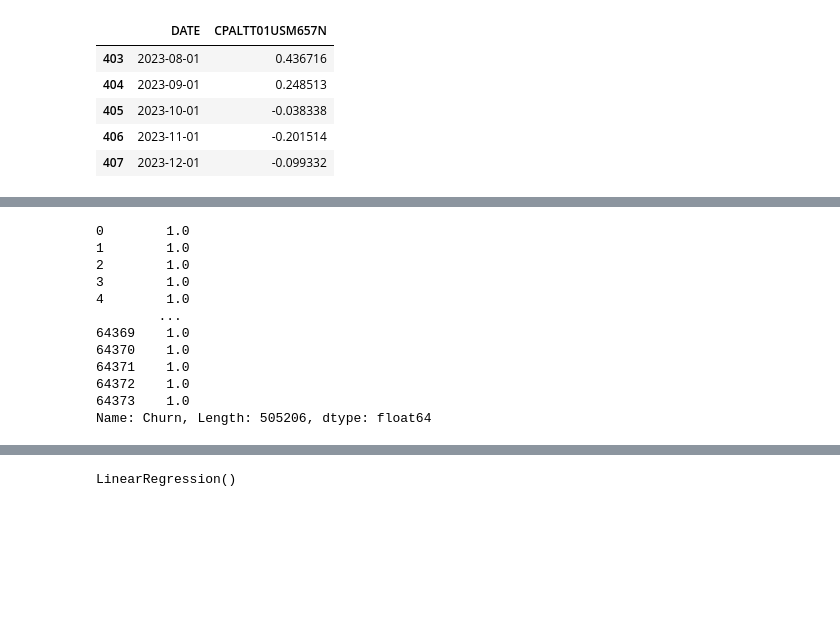
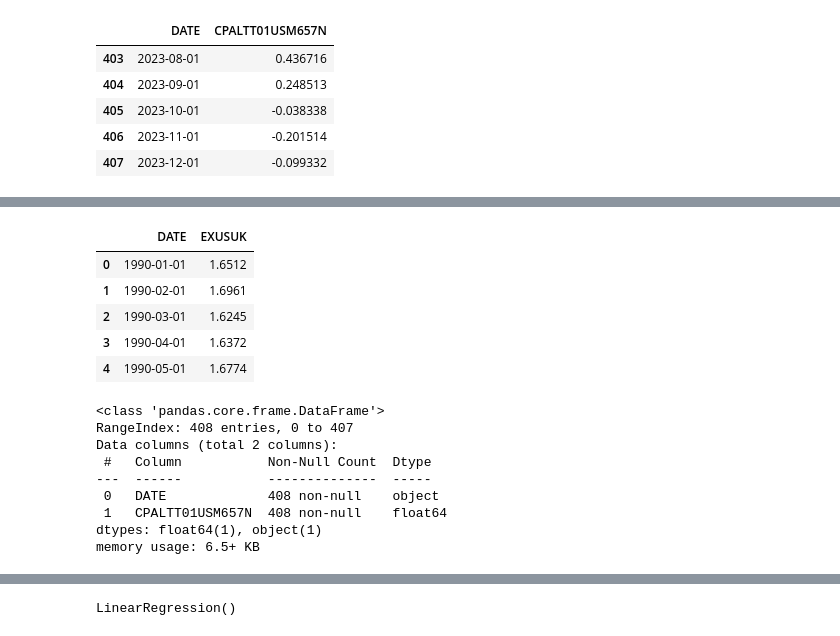
Before and after one commit to bpolke13/Fed_Funds_Predictor, a Jupyter notebook: Phase_5_Project.ipynb, the cells around one changed output, grey strips where cells are left out. Saved outputs shown, nothing was run; the diff lists cells and outputs as text; code cells hidden in the pictures; blank space fills up the shorter version.

```diff
--- a/Phase_5_Project.ipynb
+++ b/Phase_5_Project.ipynb
@@ -542,16 +142,0 @@ df=df.drop(199295)
-# %%
-y = df['Churn']
-y
-# %% [output]
-0        1.0
-1        1.0
-2        1.0
-3        1.0
-4        1.0
-        ...
-64369    1.0
-64370    1.0
-64371    1.0
-64372    1.0
-64373    1.0
-Name: Churn, Length: 505206, dtype: float64
@@ -559,0 +143,21 @@ X_train, X_test, y_train, y_test = train_test_split(X_Train_df, y, test_size = 0
+# %%
+GBP.head()
+# %% [output]
+|  | DATE | EXUSUK |
+| 0 | 1990-01-01 | 1.6512 |
+| 1 | 1990-02-01 | 1.6961 |
+| 2 | 1990-03-01 | 1.6245 |
+| 3 | 1990-04-01 | 1.6372 |
+| 4 | 1990-05-01 | 1.6774 |
+# %%
+CPI_All_df.info()
+# %% [output]
+<class 'pandas.core.frame.DataFrame'>
+RangeIndex: 408 entries, 0 to 407
+Data columns (total 2 columns):
+ #   Column           Non-Null Count  Dtype
+---  ------           --------------  -----
+ 0   DATE             408 non-null    object
+ 1   CPALTT01USM657N  408 non-null    float64
+dtypes: float64(1), object(1)
+memory usage: 6.5+ KB
```
Also changed, not shown: parts of 79 cells of this notebook.
